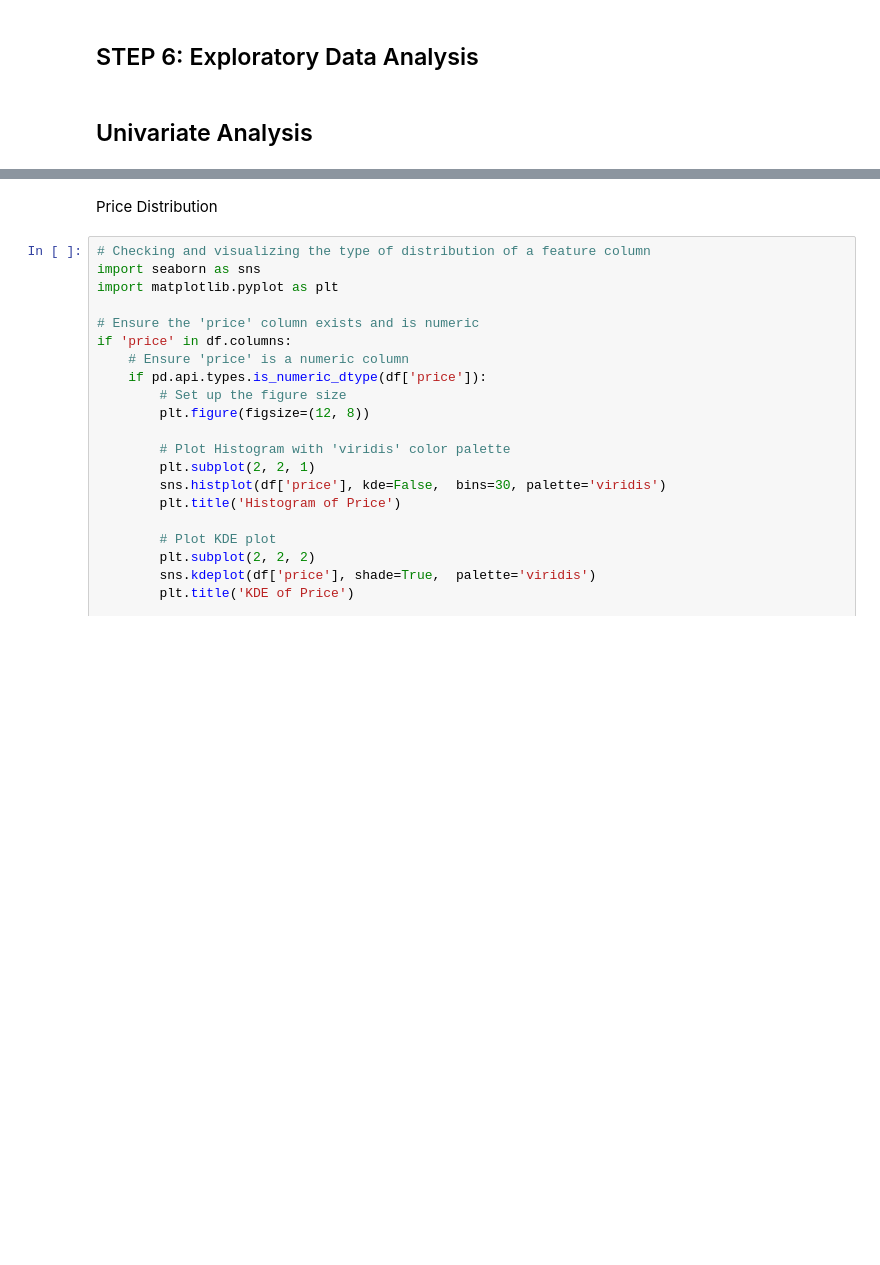
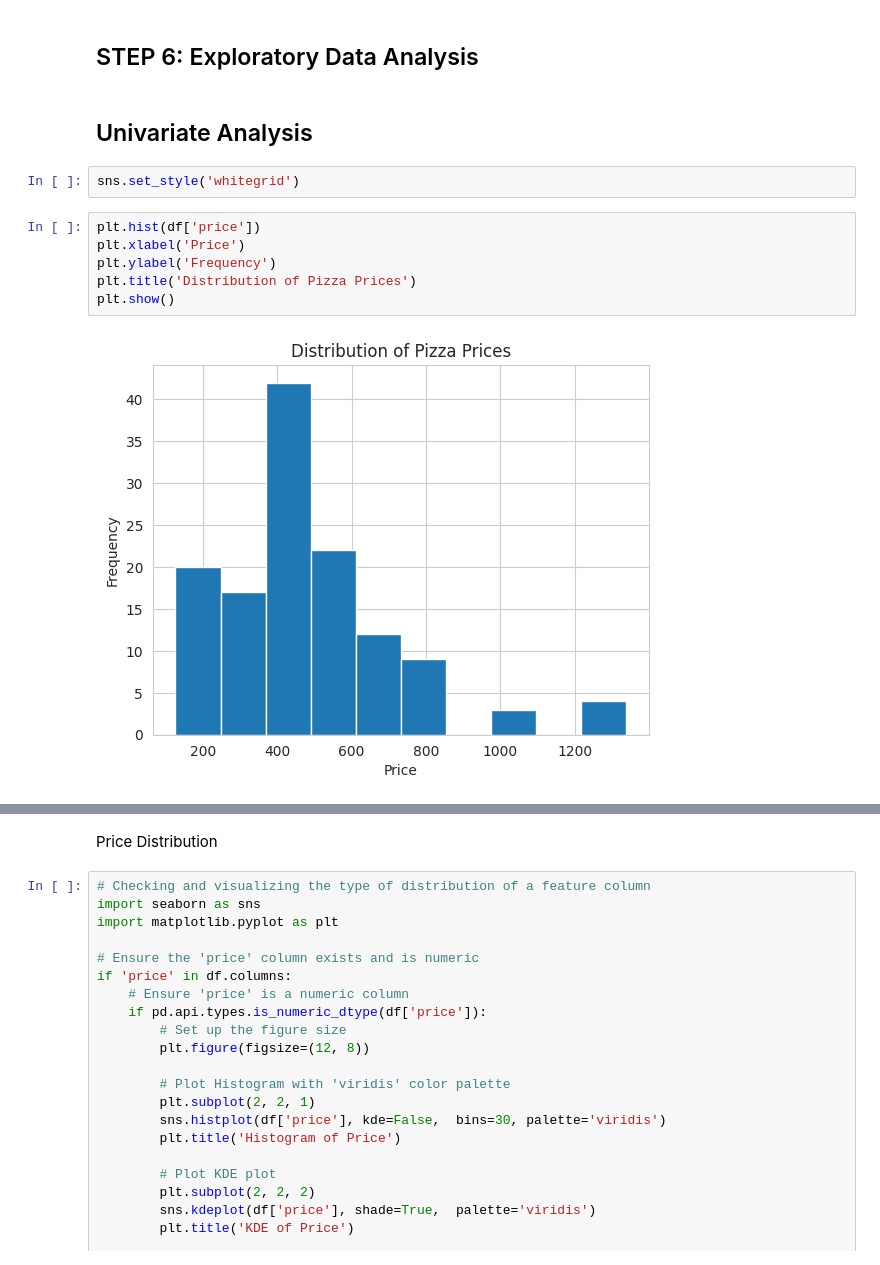
Before and after one commit to SurekhaBerlin/Pizza-price-prediction-using-ML, a Jupyter notebook: Pizza_Price_Prediction_using_Machine_Learning.ipynb, the cells around one changed output, grey strips where cells are left out. Drawn from its saved outputs; the diff is of its cells as text; blank space fills up the shorter version.

```diff
--- a/Pizza_Price_Prediction_using_Machine_Learning.ipynb
+++ b/Pizza_Price_Prediction_using_Machine_Learning.ipynb
@@ -216,3 +216,13 @@ dtype: int64
 ## STEP 6: Exploratory Data Analysis
 # %% [markdown]
 ## Univariate Analysis
+# %%
+sns.set_style('whitegrid')
+# %%
+plt.hist(df['price'])
+plt.xlabel('Price')
+plt.ylabel('Frequency')
+plt.title('Distribution of Pizza Prices')
+plt.show()
+# %% [output]
+[figure, added]
```
Also changed, not shown: parts of 4 cells of this notebook.
